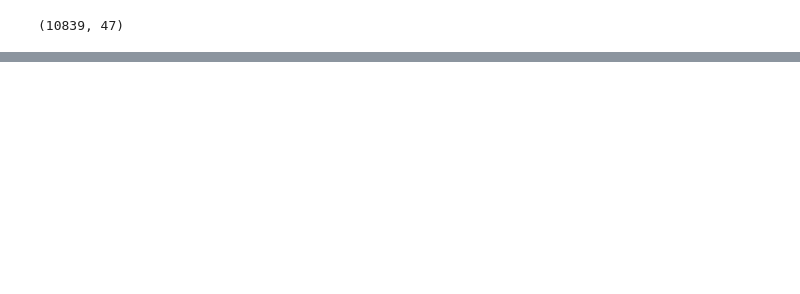
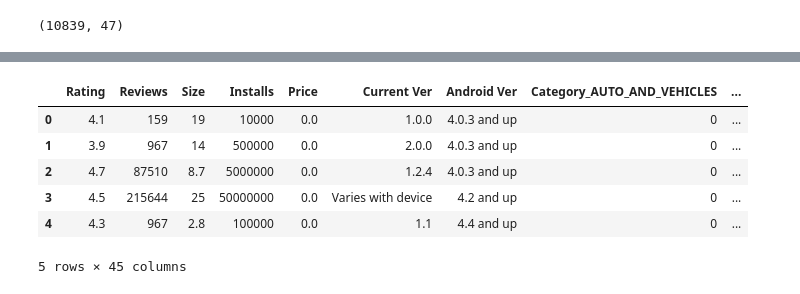
Before and after one commit to bh7781/DataScience, a Jupyter notebook: DataSets/google-play-store-apps/Google_Play_Store_Analysis.ipynb, the cells around one changed output, grey strips where cells are left out. Cells and saved outputs as stored; diff of their text form; code cells hidden in the pictures; blank space fills up the shorter version.

```diff
--- a/DataSets/google-play-store-apps/Google_Play_Store_Analysis.ipynb
+++ b/DataSets/google-play-store-apps/Google_Play_Store_Analysis.ipynb
@@ -191,0 +253,10 @@ play_store_df = play_store_df.drop(columns=['Genres'])
+# %%
+play_store_df.head()
+# %% [output]
+|  | Rating | Reviews | Size | Installs | Price | Current Ver | Android Ver | Category_AUTO_AND_VEHICLES | ... |
+| 0 | 4.1 | 159 | 19 | 10000 | 0.0 | 1.0.0 | 4.0.3 and up | 0 | ... |
+| 1 | 3.9 | 967 | 14 | 500000 | 0.0 | 2.0.0 | 4.0.3 and up | 0 | ... |
+| 2 | 4.7 | 87510 | 8.7 | 5000000 | 0.0 | 1.2.4 | 4.0.3 and up | 0 | ... |
+| 3 | 4.5 | 215644 | 25 | 50000000 | 0.0 | Varies with device | 4.2 and up | 0 | ... |
+| 4 | 4.3 | 967 | 2.8 | 100000 | 0.0 | 1.1 | 4.4 and up | 0 | ... |
+5 rows × 45 columns
```
Also changed, not shown: parts of 17 cells of this notebook, 2 other files.
